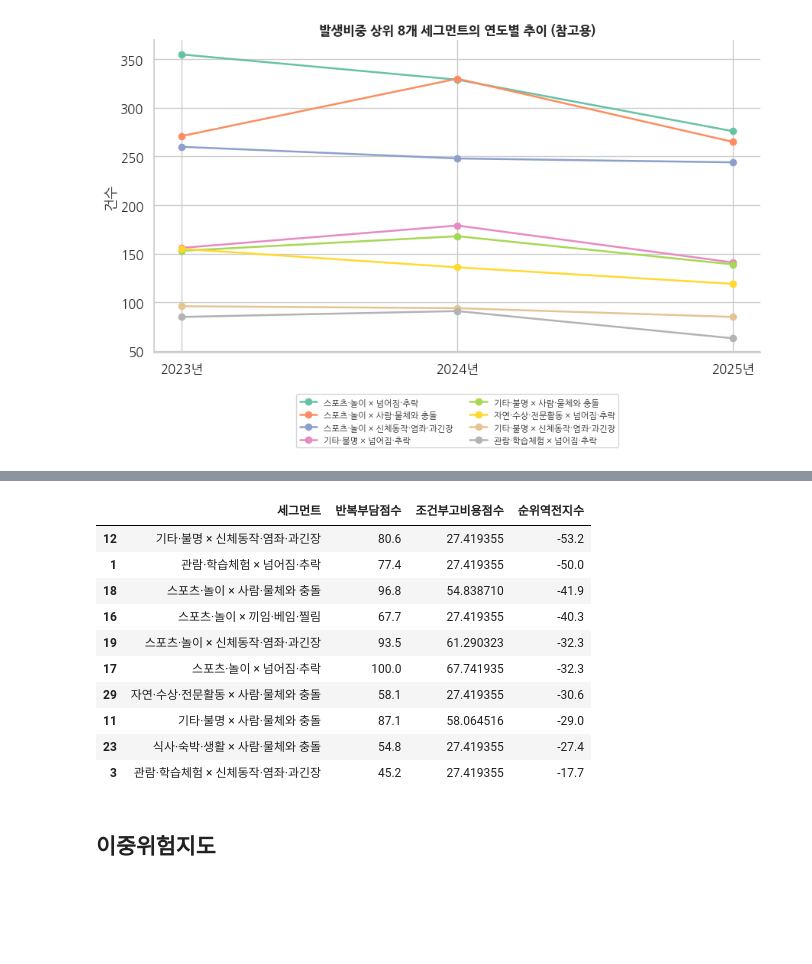
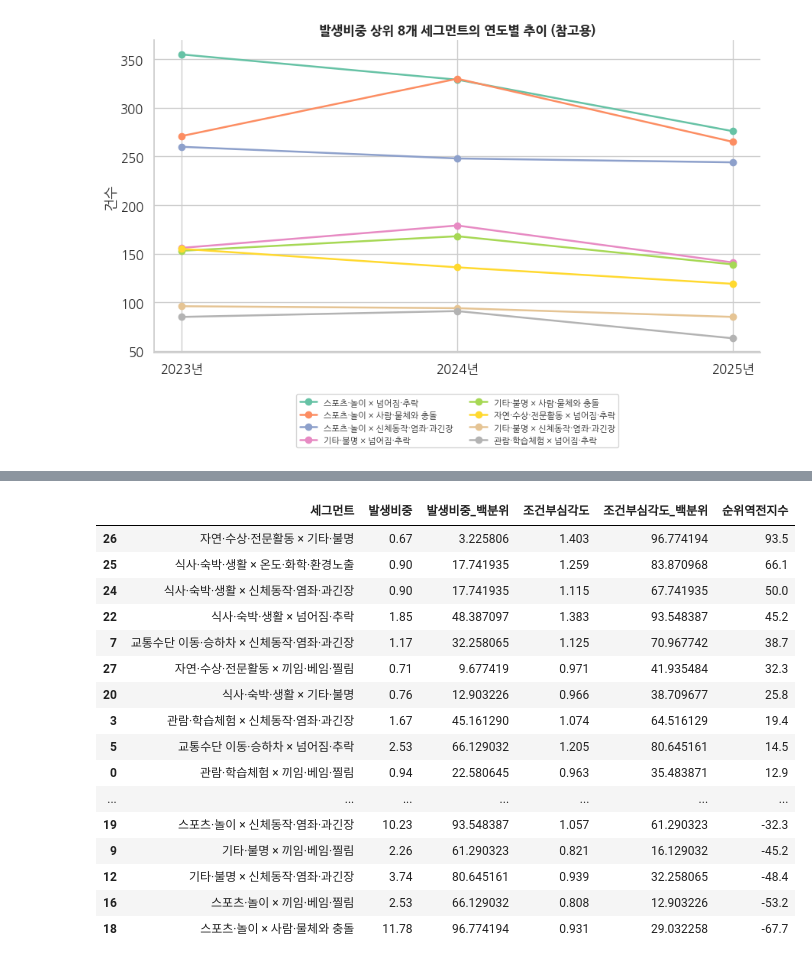
Before and after one commit to gyubeen13/school-safety, a Jupyter notebook: notebooks/02_segment_and_risk_index.ipynb, the cells around one changed output, grey strips where cells are left out. Cells and saved outputs as stored; diff of their text form; code cells hidden in the pictures; blank space fills up the shorter version.

```diff
--- a/notebooks/02_segment_and_risk_index.ipynb
+++ b/notebooks/02_segment_and_risk_index.ipynb
@@ -810,0 +1229,15 @@ plt.show()
+# %%
+# [참고] 세그먼트 보상금 금액대 구간별 비율
+comp_main['금액구간'] = pd.cut(
+    comp_main['총보상금'],
+    bins=[0, 100_000, 1_000_000, 5_000_000, 10_000_000, np.inf],
+    labels=['10만원 미만', '10만~100만원', '100만~500만원', '500만~1천만원', '1천만원 이상']
+)
+
+segment_amount_dist = pd.crosstab(
+    comp_main[comp_main['세그먼트'].isin(segment_main['세그먼트'])]['세그먼트'],
+    comp_main[comp_main['세그먼트'].isin(segment_main['세그먼트'])]['금액구간'],
+    normalize='index'
+) * 100
+
+display(segment_amount_dist.round(1))
@@ -855,21 +1422,31 @@ display(
-# %%
-# 과대평가된 위험 (순위역전지수 하위 10)
-display(
-    segment_main[segment_main['해석가능']]
-    .sort_values('순위역전지수')
-    .head(10)[['세그먼트', '반복부담점수', '조건부고비용점수', '순위역전지수']]
-)
-# %% [output]
-|  | 세그먼트 | 반복부담점수 | 조건부고비용점수 | 순위역전지수 |
-| 12 | 기타·불명 × 신체동작·염좌·과긴장 | 80.6 | 27.419355 | -53.2 |
-| 1 | 관람·학습체험 × 넘어짐·추락 | 77.4 | 27.419355 | -50.0 |
-| 18 | 스포츠·놀이 × 사람·물체와 충돌 | 96.8 | 54.838710 | -41.9 |
-| 16 | 스포츠·놀이 × 끼임·베임·찔림 | 67.7 | 27.419355 | -40.3 |
-| 19 | 스포츠·놀이 × 신체동작·염좌·과긴장 | 93.5 | 61.290323 | -32.3 |
-| 17 | 스포츠·놀이 × 넘어짐·추락 | 100.0 | 67.741935 | -32.3 |
-| 29 | 자연·수상·전문활동 × 사람·물체와 충돌 | 58.1 | 27.419355 | -30.6 |
-| 11 | 기타·불명 × 사람·물체와 충돌 | 87.1 | 58.064516 | -29.0 |
-| 23 | 식사·숙박·생활 × 사람·물체와 충돌 | 54.8 | 27.419355 | -27.4 |
-| 3 | 관람·학습체험 × 신체동작·염좌·과긴장 | 45.2 | 27.419355 | -17.7 |
-# %% [markdown]
-## 이중위험지도
+# %%
+# 순위역전지수 계산
+segment_main['발생비중_백분위'] = segment_main['발생비중'].rank(pct=True) * 100
+segment_main['조건부심각도_백분위'] = segment_main['조건부심각도'].rank(pct=True) * 100
+
+segment_main['순위역전지수'] = (
+    segment_main['조건부심각도_백분위'] - segment_main['발생비중_백분위']
+).round(1)
+
+display(
+    segment_main[['세그먼트', '발생비중', '발생비중_백분위', '조건부심각도', '조건부심각도_백분위', '순위역전지수']]
+    .sort_values('순위역전지수', ascending=False)
+)
+# %% [output]
+|  | 세그먼트 | 발생비중 | 발생비중_백분위 | 조건부심각도 | 조건부심각도_백분위 | 순위역전지수 |
+| 26 | 자연·수상·전문활동 × 기타·불명 | 0.67 | 3.225806 | 1.403 | 96.774194 | 93.5 |
+| 25 | 식사·숙박·생활 × 온도·화학·환경노출 | 0.90 | 17.741935 | 1.259 | 83.870968 | 66.1 |
+| 24 | 식사·숙박·생활 × 신체동작·염좌·과긴장 | 0.90 | 17.741935 | 1.115 | 67.741935 | 50.0 |
+| 22 | 식사·숙박·생활 × 넘어짐·추락 | 1.85 | 48.387097 | 1.383 | 93.548387 | 45.2 |
+| 7 | 교통수단 이동·승하차 × 신체동작·염좌·과긴장 | 1.17 | 32.258065 | 1.125 | 70.967742 | 38.7 |
+| 27 | 자연·수상·전문활동 × 끼임·베임·찔림 | 0.71 | 9.677419 | 0.971 | 41.935484 | 32.3 |
+| 20 | 식사·숙박·생활 × 기타·불명 | 0.76 | 12.903226 | 0.966 | 38.709677 | 25.8 |
+| 3 | 관람·학습체험 × 신체동작·염좌·과긴장 | 1.67 | 45.161290 | 1.074 | 64.516129 | 19.4 |
+| 5 | 교통수단 이동·승하차 × 넘어짐·추락 | 2.53 | 66.129032 | 1.205 | 80.645161 | 14.5 |
+| 0 | 관람·학습체험 × 끼임·베임·찔림 | 0.94 | 22.580645 | 0.963 | 35.483871 | 12.9 |
+| ... | ... | ... | ... | ... | ... | ... |
+| 19 | 스포츠·놀이 × 신체동작·염좌·과긴장 | 10.23 | 93.548387 | 1.057 | 61.290323 | -32.3 |
+| 9 | 기타·불명 × 끼임·베임·찔림 | 2.26 | 61.290323 | 0.821 | 16.129032 | -45.2 |
+| 12 | 기타·불명 × 신체동작·염좌·과긴장 | 3.74 | 80.645161 | 0.939 | 32.258065 | -48.4 |
+| 16 | 스포츠·놀이 × 끼임·베임·찔림 | 2.53 | 66.129032 | 0.808 | 12.903226 | -53.2 |
+| 18 | 스포츠·놀이 × 사람·물체와 충돌 | 11.78 | 96.774194 | 0.931 | 29.032258 | -67.7 |
```
Also changed, not shown: parts of 56 cells of this notebook.
